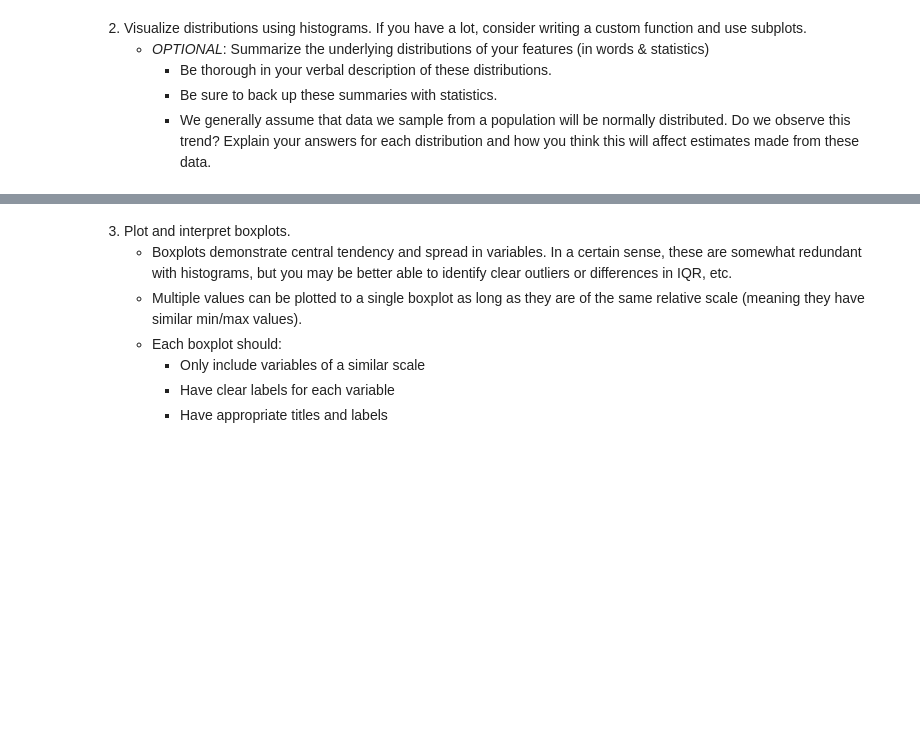
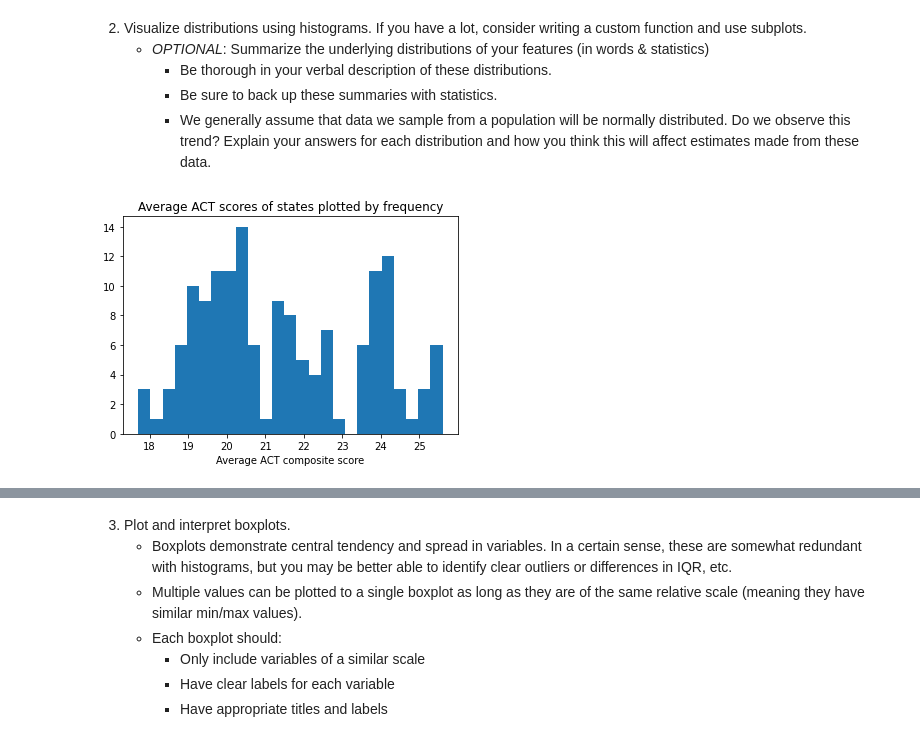
Before and after one commit to Avanyali/GA_SAT_ACT_Analysis, a Jupyter notebook: code/starter-code.ipynb, the cells around one changed output, grey strips where cells are left out. Saved outputs shown, nothing was run; the diff lists cells and outputs as text; code cells hidden in the pictures; blank space fills up the shorter version.

```diff
--- a/code/starter-code.ipynb
+++ b/code/starter-code.ipynb
@@ -685,3 +704,11 @@ Here are some prompts to get you started with visualizations. Feel free to add a
          - Be thorough in your verbal description of these distributions.
          - Be sure to back up these summaries with statistics.
          - We generally assume that data we sample from a population will be normally distributed. Do we observe this trend? Explain your answers for each distribution and how you think this will affect estimates made from these data.
+# %%
+plt.hist(combined_acts['composite_score'], bins = 25)
+
+plt.title('Average ACT scores of states plotted by frequency')
+plt.xlabel('Average ACT composite score')
+plt.show()
+# %% [output]
+[figure, added]
```
Also changed, not shown: parts of 12 cells of this notebook.
